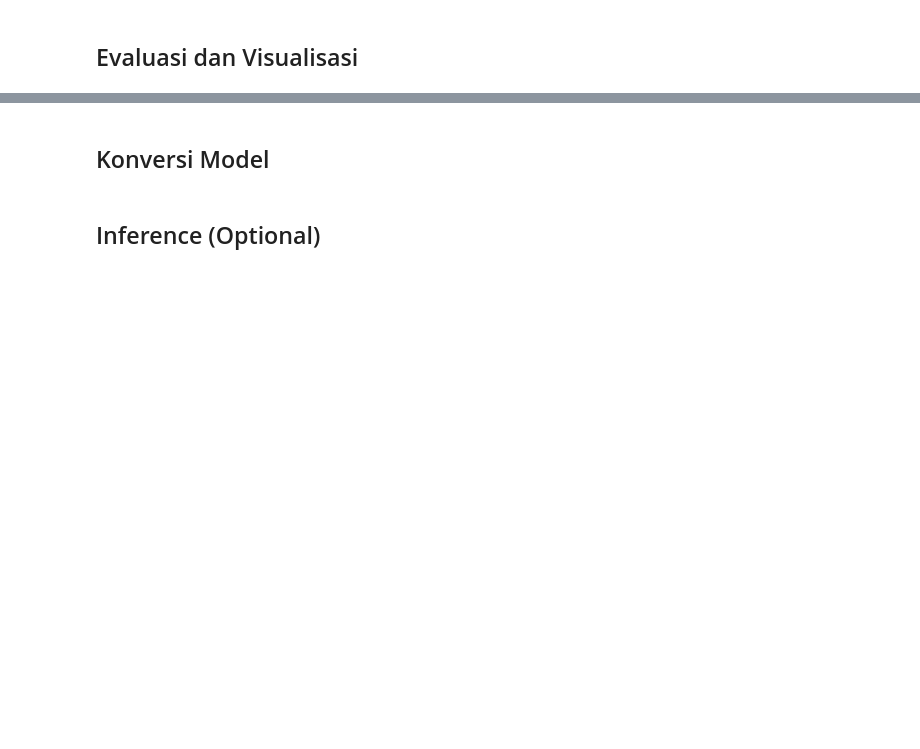
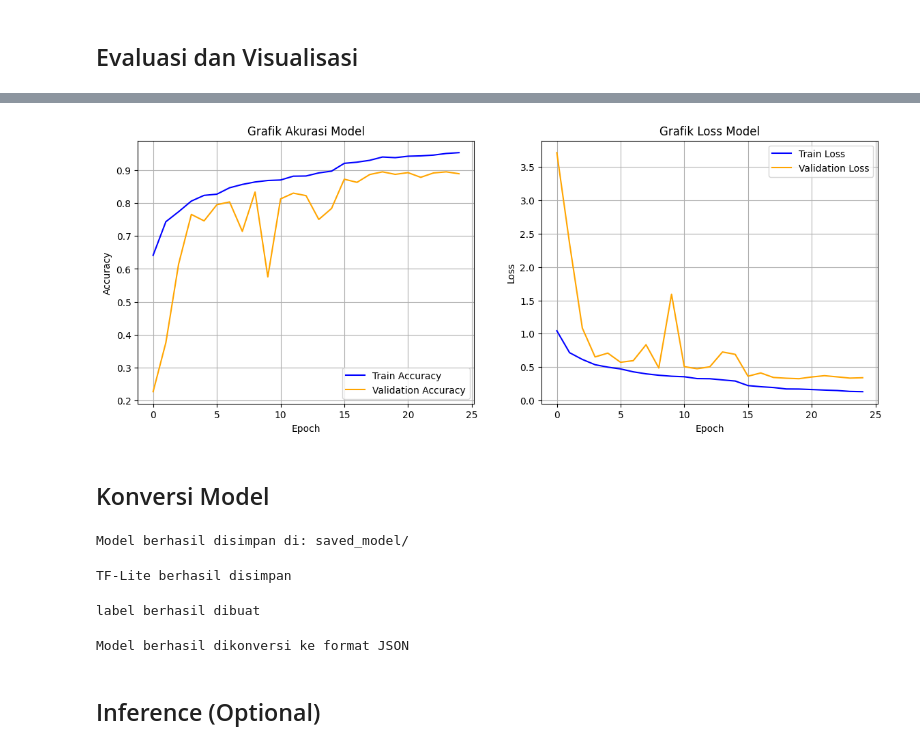
Before and after one commit to erlanggajuni45/classification-image, a Jupyter notebook: image_classification.ipynb, the cells around one changed output, grey strips where cells are left out. Cells and saved outputs as stored; diff of their text form; code cells hidden in the pictures; blank space fills up the shorter version.

```diff
--- a/image_classification.ipynb
+++ b/image_classification.ipynb
@@ -89,0 +164,20 @@ train_flow = train_augs.flow(X_train, Y_train, batch_size=32)
+# %%
+class TargetCallback(tf.keras.callbacks.Callback):
+  def on_epoch_end(self, epoch, logs={}):
+    if logs.get('accuracy') > 0.96 and logs.get('val_accuracy') > 0.96:
+      print("\nAkurasi training & validasi telah mencapai > 96%")
+      self.model.stop_training = True
+
+callbacks = [
+    TargetCallback(),
+    tf.keras.callbacks.EarlyStopping(patience=5, restore_best_weights=True),
+    tf.keras.callbacks.ReduceLROnPlateau(monitor='val_loss', factor=0.2, patience=3, min_lr=0.00001)
+]
+# %%
+history = model.fit(
+    train_generator,
+    epochs=25,
+    validation_data=val_generator,
+    callbacks=callbacks,
+    verbose=1
+)
@@ -92,4 +208,63 @@ train_flow = train_augs.flow(X_train, Y_train, batch_size=32)
+# %%
+plt.figure(figsize=(14, 5))
+
+# plot akurasi
+plt.subplot(1,2,1)
+plt.plot(history.history['accuracy'], label='Train Accuracy', color='blue')
+plt.plot(history.history['val_accuracy'], label='Validation Accuracy', color='orange')
+plt.title('Grafik Akurasi Model')
+plt.xlabel('Epoch')
+plt.ylabel('Accuracy')
+plt.legend(loc='lower right')
+plt.grid(True)
+
+# plot loss
+plt.subplot(1,2,2)
+plt.plot(history.history['loss'], label='Train Loss', color='blue')
+plt.plot(history.history['val_loss'], label='Validation Loss', color='orange')
+plt.title('Grafik Loss Model')
+plt.xlabel('Epoch')
+plt.ylabel('Loss')
+plt.legend(loc='upper right')
+plt.grid(True)
+
+plt.show()
+# %% [output]
+[figure, added]
 # %% [markdown]
 ## Konversi Model
+# %%
+save_path = 'saved_model/'
+tf.saved_model.save(model, save_path)
+print("Model berhasil disimpan di:", save_path)
+# %% [output]
+Model berhasil disimpan di: saved_model/
+# %%
+converter = tf.lite.TFLiteConverter.from_saved_model(save_path)
+converter.experimental_new_converter = True
+tflite_model = converter.convert()
+
+os.makedirs('tflite', exist_ok=True)
+with open('tflite/model.tflite', 'wb') as f:
+  f.write(tflite_model)
+print('TF-Lite berhasil disimpan')
+# %% [output]
+TF-Lite berhasil disimpan
+# %%
+labels = sorted(list(train_generator.class_indices.keys()))
+with open('tflite/label.txt', 'w') as f:
+  for label in labels:
+    f.write(label + '\n')
+print('label berhasil dibuat')
+# %% [output]
+label berhasil dibuat
+# %%
+tfjs.converters.convert_tf_saved_model(
+    saved_model_dir='saved_model/',
+    output_dir='tfjs_model'
+)
+print('Model berhasil dikonversi ke format JSON')
+# %% [output]
+Model berhasil dikonversi ke format JSON
 # %% [markdown]
 ## Inference (Optional)
```
Also changed, not shown: parts of 28 cells of this notebook.
